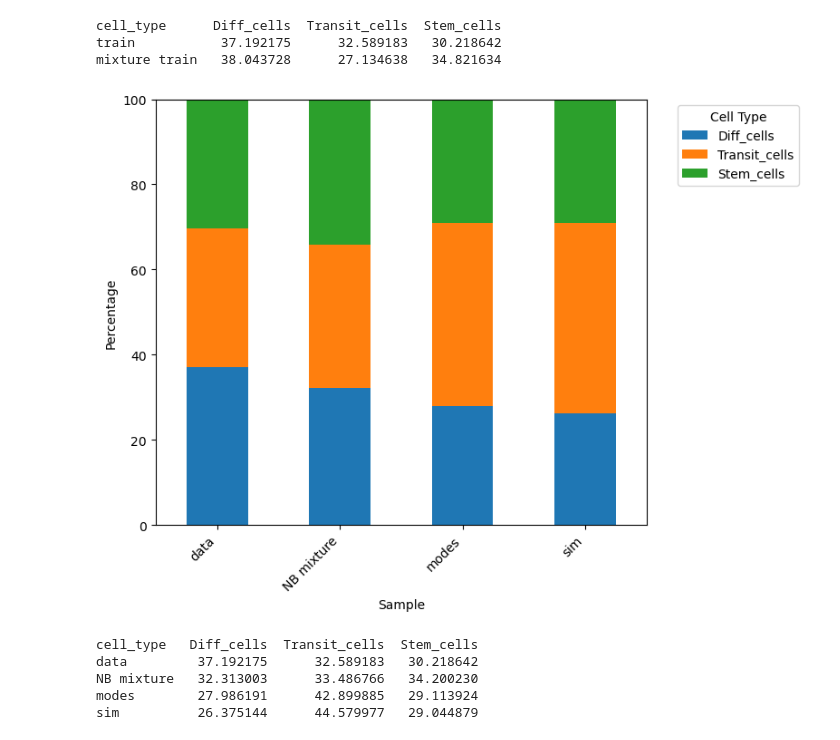
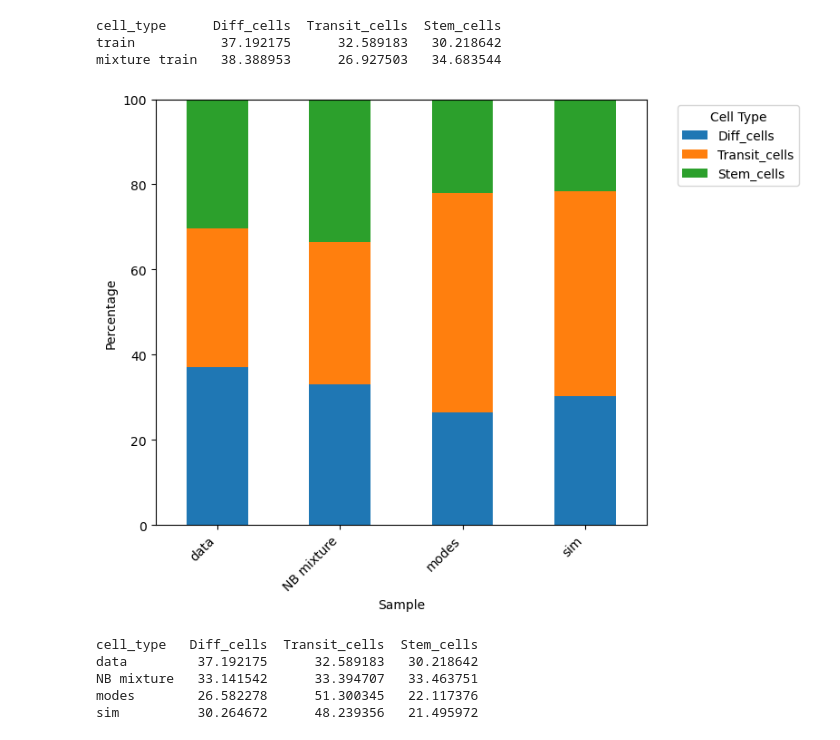
Before and after one commit to eliasventre/CardamomOT, a Jupyter notebook: utils/compare_cell_types.ipynb, the cells around one changed output. Cells and saved outputs as stored; diff of their text form; code cells hidden in the pictures.

```diff
--- a/utils/compare_cell_types.ipynb
+++ b/utils/compare_cell_types.ipynb
@@ -16,21 +13,21 @@ The autoreload extension is already loaded. To reload it, use:
 # %%
 p = './../collaborations/orga_Olivier/'
 
 adata_full = ad.read_h5ad(p+'Data/data_full.h5ad')
 clf = train_classifier(adata_full, label_key=label)
 check_cell_types_mixture(clf, p, adata_full)
-check_cell_types_full(clf, p, stim=0.2, prior=1.0)
+check_cell_types_full(clf, p, stim=0.22, prior=1.0)
 # %% [output]
 [figure]
 cell_type      Diff_cells  Transit_cells  Stem_cells
 train           37.192175      32.589183   30.218642
-mixture train   38.043728      27.134638   34.821634
+mixture train   38.388953      26.927503   34.683544
-[figure, old version]
+[figure, new version]
 cell_type   Diff_cells  Transit_cells  Stem_cells
 data         37.192175      32.589183   30.218642
-NB mixture   32.313003      33.486766   34.200230
-modes        27.986191      42.899885   29.113924
-sim          26.375144      44.579977   29.044879
+NB mixture   33.141542      33.394707   33.463751
+modes        26.582278      51.300345   22.117376
+sim          30.264672      48.239356   21.495972
 # %%
 p = './../experimental_datasets/Kameneva/'
 
```
Also changed, not shown: parts of 4 cells of this notebook, 5 other files.
